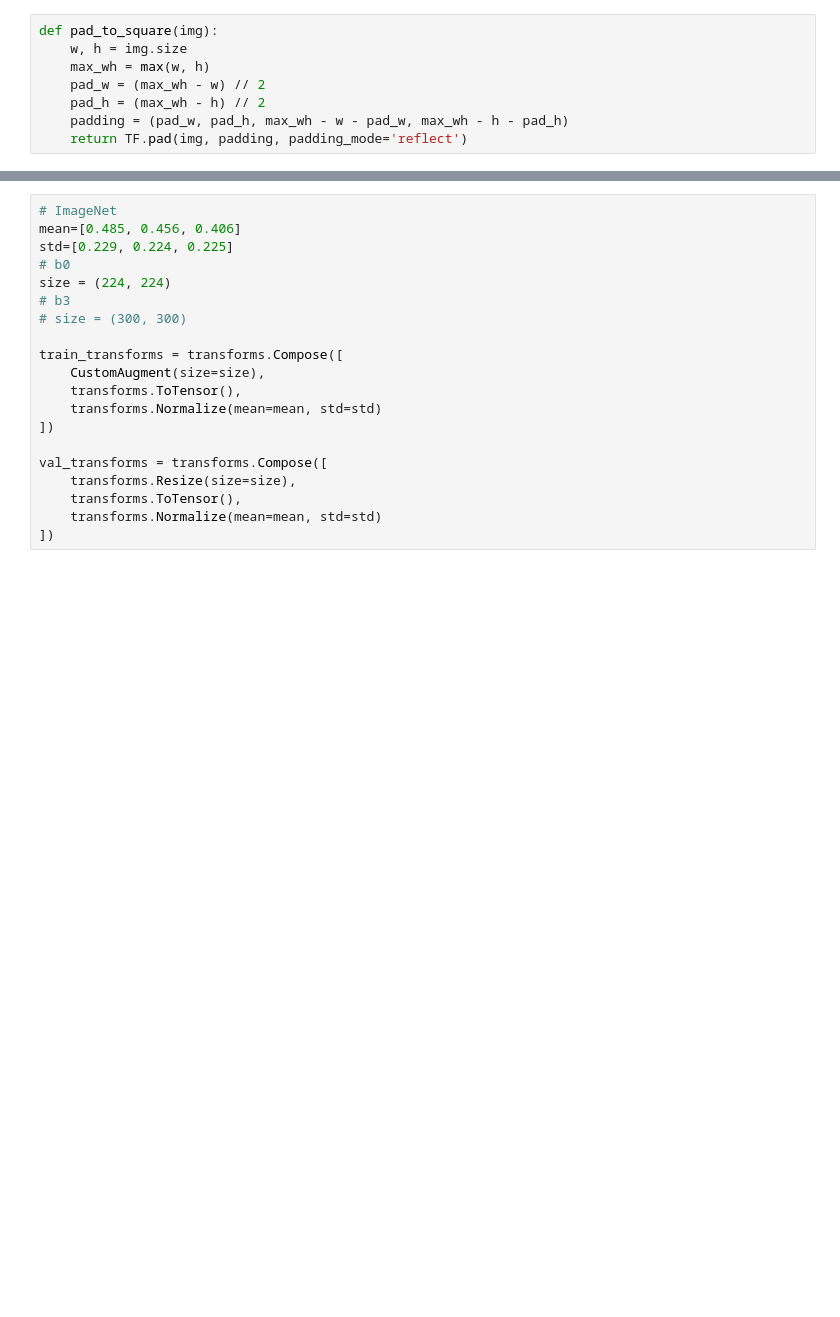
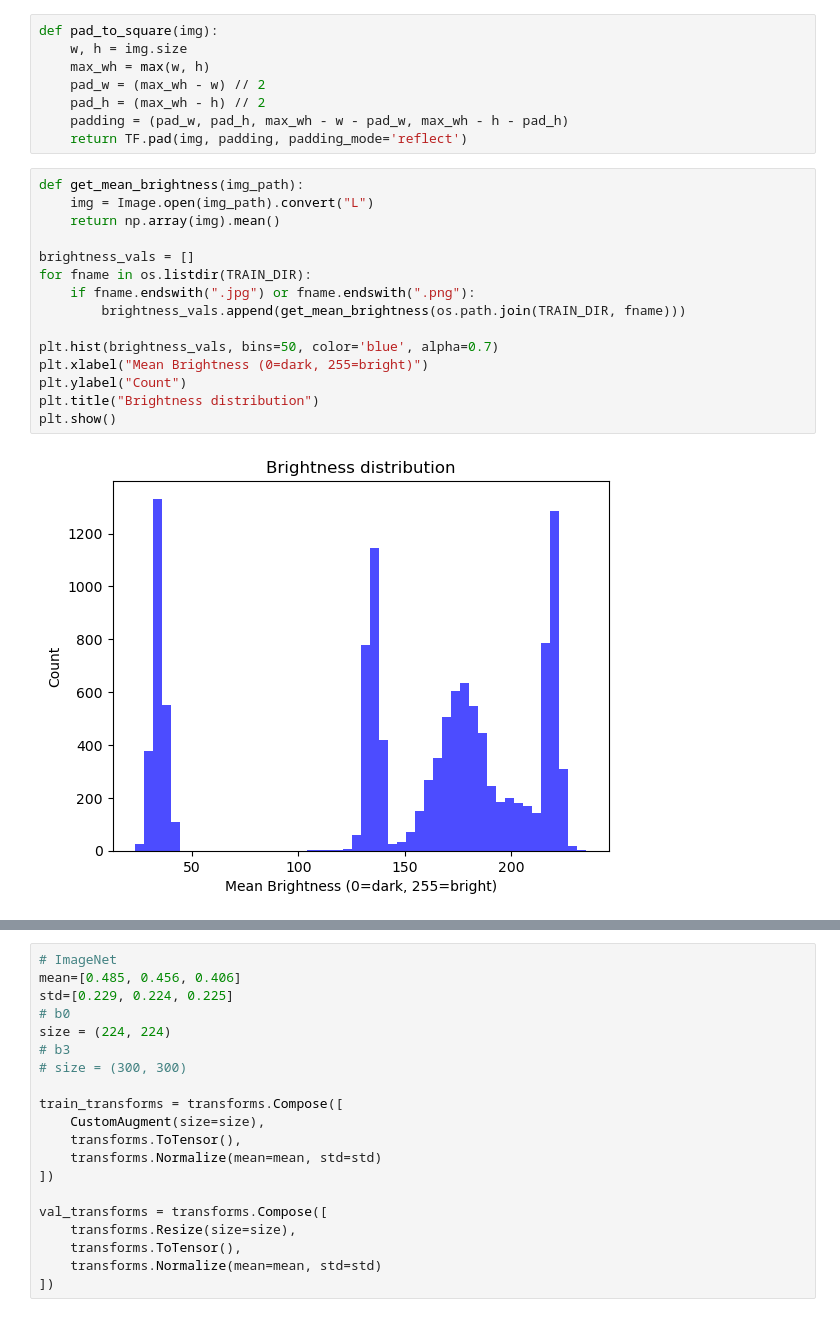
Before and after one commit to WaroonRagwongsiri/-DIP-Lab-Admission-2025-Image-Classification, a Jupyter notebook: main.ipynb, the cells around one changed output, grey strips where cells are left out. Drawn from its saved outputs; the diff is of its cells as text; blank space fills up the shorter version.

```diff
--- a/main.ipynb
+++ b/main.ipynb
@@ -123,3 +124,20 @@ def pad_to_square(img):
     pad_h = (max_wh - h) // 2
     padding = (pad_w, pad_h, max_wh - w - pad_w, max_wh - h - pad_h)
     return TF.pad(img, padding, padding_mode='reflect')
+# %%
+def get_mean_brightness(img_path):
+    img = Image.open(img_path).convert("L")
+    return np.array(img).mean()
+
+brightness_vals = []
+for fname in os.listdir(TRAIN_DIR):
+    if fname.endswith(".jpg") or fname.endswith(".png"):
+        brightness_vals.append(get_mean_brightness(os.path.join(TRAIN_DIR, fname)))
+
+plt.hist(brightness_vals, bins=50, color='blue', alpha=0.7)
+plt.xlabel("Mean Brightness (0=dark, 255=bright)")
+plt.ylabel("Count")
+plt.title("Brightness distribution")
+plt.show()
+# %% [output]
+[figure, added]
```
Also changed, not shown: parts of 13 cells of this notebook, 2 other files.
